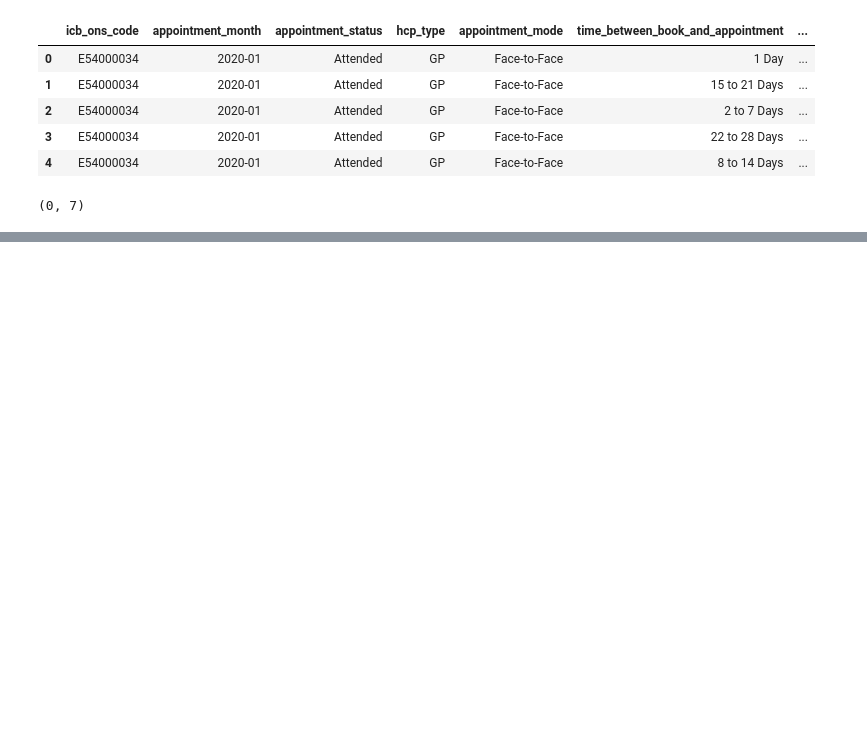
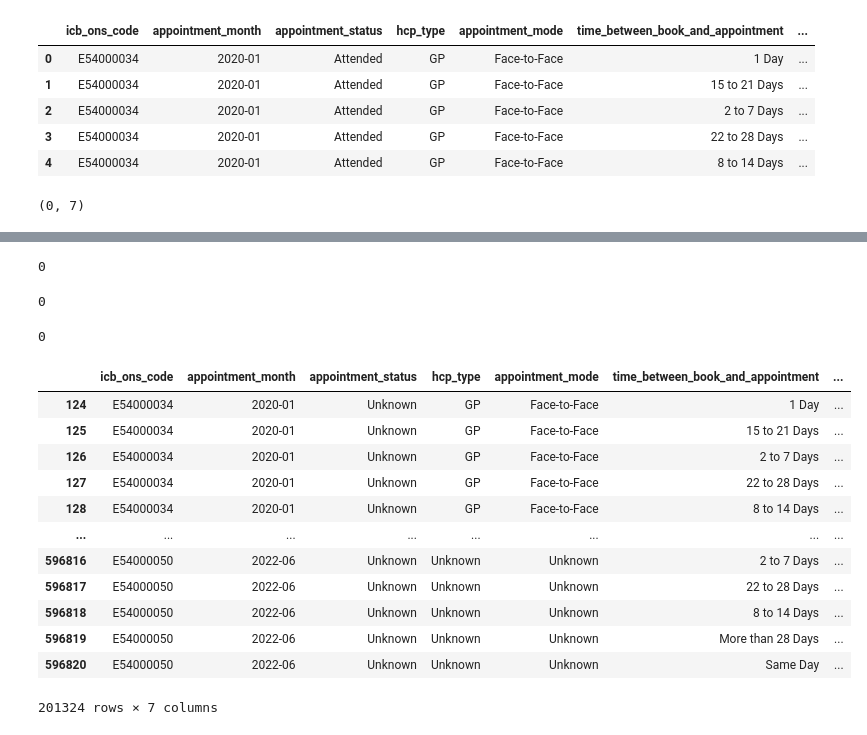
Before and after one commit to crialorob/Alonso_Robles_Cristina_DA201_Assignment, a Jupyter notebook: Alonso_Robles_Cristina_DA201_Assignment Activity 2_Import and explore the data.ipynb, the cells around one changed output, grey strips where cells are left out. Saved outputs shown, nothing was run; the diff lists cells and outputs as text; code cells hidden in the pictures; blank space fills up the shorter version.

Commit message:
Counting missing values and filtering wrong values

```diff
--- a/Alonso_Robles_Cristina_DA201_Assignment Activity 2_Import and explore the data.ipynb
+++ b/Alonso_Robles_Cristina_DA201_Assignment Activity 2_Import and explore the data.ipynb
@@ -245,0 +272,9 @@ ar_na.shape
+# %%
+# Read the CSV file.
+# Assign a variable.
+# Use the pd.read_csv() function.
+# Specify the name of the CSV file.
+ar = pd.read_csv('appointments_regional.csv')
+
+# Print the DataFrame.
+ar
@@ -245,0 +318,52 @@ ar_na.shape
+# %%
+# Determine the sum of missing values in the 'ad' DataFrame.
+# There are wrong values in the 'actual_duration' column, identified as: 'Unknown / Data Quality'.
+# Python does not identify them as missing values.
+# I will use some filters later on in my analysis to filter these wrong values out of my analysis.
+
+ad['actual_duration'].isnull().sum()
+# %% [output]
+0
+# %%
+# Determine the sum of missing values in the 'nc' DataFrame.
+# There are wrong values in the 'service_setting' column, identified as 'Unmapped'.
+# There are also wrong values in the 'context_type' and 'national_category' columns, identified as 'Inconsistent Mapping' and 'Unmapped'.
+# Python does not identify them as missing values because they are the same data type.
+# I will use some filters later on in my analysis to filter these wrong values out of my analysis.
+
+nc['service_setting'].isnull().sum()
+nc['context_type'].isnull().sum()
+nc['national_category'].isnull().sum()
+# %% [output]
+0
+# %%
+# Determine the sum of missing values in the 'ar' DataFrame.
+# There are wrong values in the 'appointment_status' and in the 'hcp_type' columns, identified as 'Unknown'.
+# There are also wrong values in the 'time_between_book_and_appointment' column, identified as 'Unknown / Data Quality'.
+# Python does not identify them as missing values.
+# I will use some filters later on in my analysis to filter these wrong values out of my analysis.
+
+ar['appointment_status'].isnull().sum()
+ar['hcp_type'].isnull().sum()
+ar['time_between_book_and_appointment'].isnull().sum()
+# %% [output]
+0
+# %%
+# Filter the 'ar' DataFrame according to wrong values.
+# There are wrong values in the 'appointment_status', identified as 'Unknown'.
+
+ar[ar['appointment_status'].str.contains("Unknown")]
+# %% [output]
+|  | icb_ons_code | appointment_month | appointment_status | hcp_type | appointment_mode | time_between_book_and_appointment | ... |
+| 124 | E54000034 | 2020-01 | Unknown | GP | Face-to-Face | 1 Day | ... |
+| 125 | E54000034 | 2020-01 | Unknown | GP | Face-to-Face | 15 to 21 Days | ... |
+| 126 | E54000034 | 2020-01 | Unknown | GP | Face-to-Face | 2 to 7 Days | ... |
+| 127 | E54000034 | 2020-01 | Unknown | GP | Face-to-Face | 22 to 28 Days | ... |
+| 128 | E54000034 | 2020-01 | Unknown | GP | Face-to-Face | 8 to 14 Days | ... |
+| ... | ... | ... | ... | ... | ... | ... | ... |
+| 596816 | E54000050 | 2022-06 | Unknown | Unknown | Unknown | 2 to 7 Days | ... |
+| 596817 | E54000050 | 2022-06 | Unknown | Unknown | Unknown | 22 to 28 Days | ... |
+| 596818 | E54000050 | 2022-06 | Unknown | Unknown | Unknown | 8 to 14 Days | ... |
+| 596819 | E54000050 | 2022-06 | Unknown | Unknown | Unknown | More than 28 Days | ... |
+| 596820 | E54000050 | 2022-06 | Unknown | Unknown | Unknown | Same Day | ... |
+201324 rows × 7 columns
```
Also changed, not shown: parts of 17 cells of this notebook, 1 other file.
